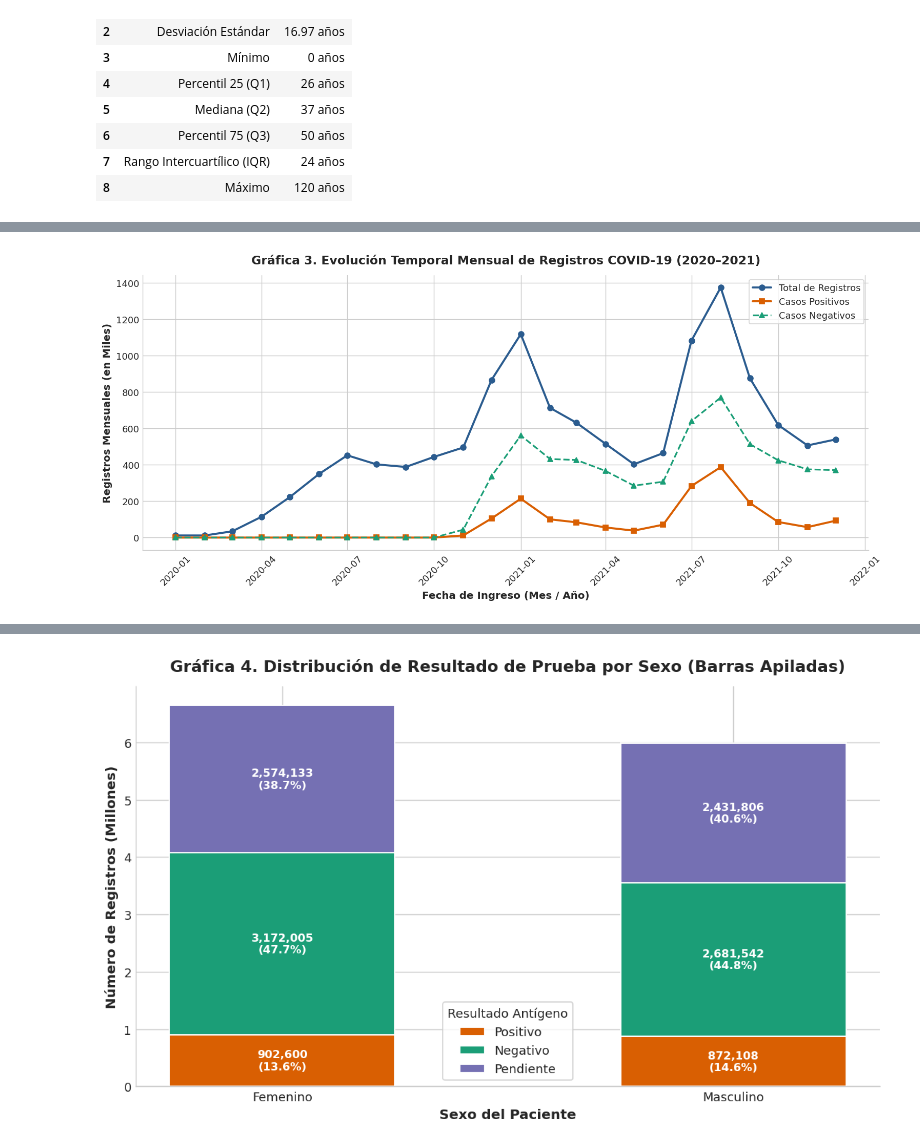
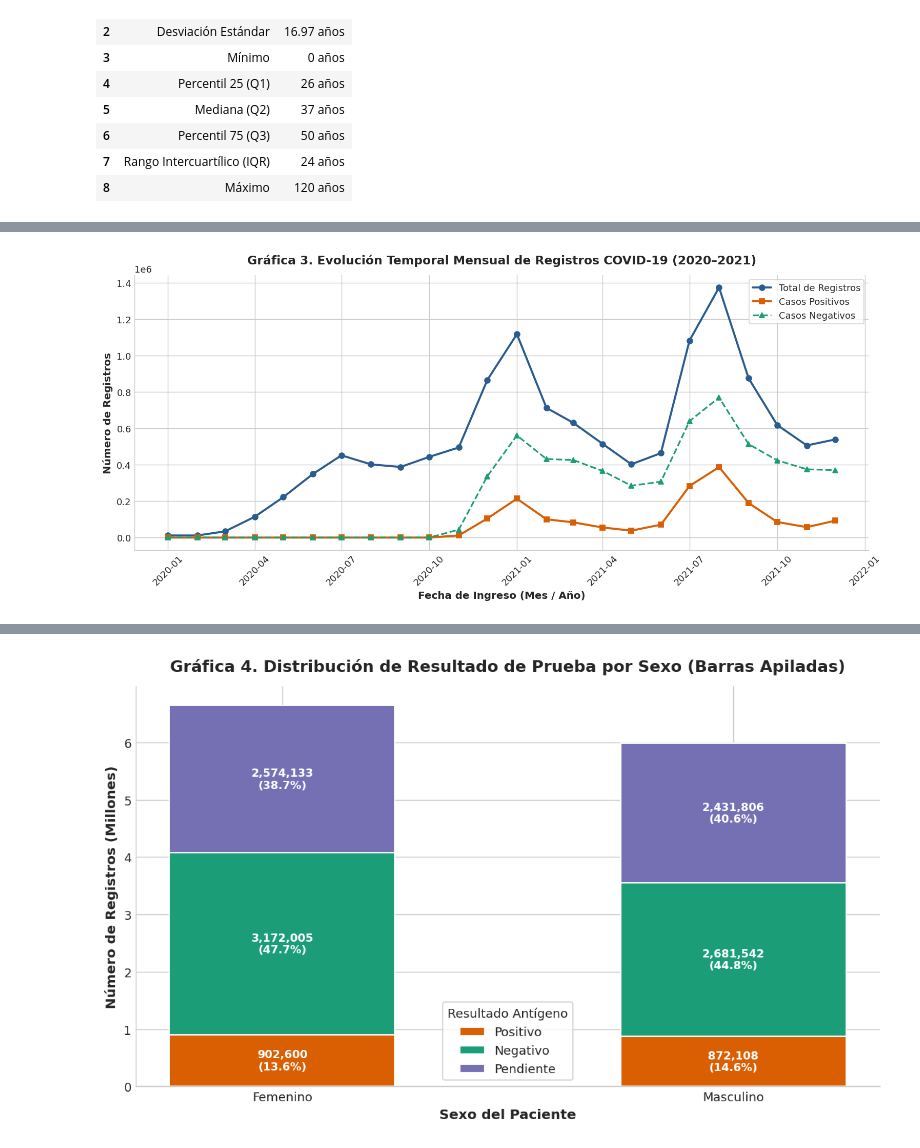
Before and after one commit to 25041098-mxitd/Covid19-Estadistica-Itd-Unidad-VI, a Jupyter notebook: Analisis_COVID19_Mexico_2020_2021.ipynb, the cells around one changed output, grey strips where cells are left out. Drawn from its saved outputs; the diff is of its cells as text; code cells hidden in the pictures.

```diff
--- a/Analisis_COVID19_Mexico_2020_2021.ipynb
+++ b/Analisis_COVID19_Mexico_2020_2021.ipynb
@@ -272,37 +355,90 @@ gc.collect()
 # %%
 # Gráfica 3: Evolución mensual por fecha de ingreso
-if df['FECHA_INGRESO'].isna().all():
-    df['FECHA_INGRESO'] = pd.to_datetime(
-        pd.read_csv(RUTA_CSV, usecols=['FECHA_INGRESO'])['FECHA_INGRESO'],
-        errors='coerce'
+
+df_tiempo = df[['FECHA_INGRESO', 'RESULTADO_ANTIGENO']].dropna(subset=['FECHA_INGRESO']).copy()
+
+df_tiempo['MES_INGRESO'] = (
+    df_tiempo['FECHA_INGRESO']
+    .dt.to_period('M')
+    .dt.to_timestamp()
+)
+
+serie_mensual = (
+    df_tiempo
+    .groupby(['MES_INGRESO', 'RESULTADO_ANTIGENO'], observed=False)
+    .size()
+    .unstack(fill_value=0)
+)
+
+serie_mensual['Total'] = serie_mensual.sum(axis=1)
+
+serie_mensual = serie_mensual[
+    (serie_mensual.index >= '2020-01-01') &
+    (serie_mensual.index <= '2021-12-31')
+]
+
+fig, ax = plt.subplots(figsize=(12, 5.5))
+
+ax.plot(
+    serie_mensual.index,
+    serie_mensual['Total'],
+    marker='o',
+    linewidth=2.2,
+    color='#2B5C8F',
+    label='Total de Registros'
+)
+
+if 'Positivo' in serie_mensual.columns:
+    ax.plot(
+        serie_mensual.index,
+        serie_mensual['Positivo'],
+        marker='s',
+        linewidth=2.2,
+        color='#D95F02',
+        label='Casos Positivos'
     )
 
-df_tiempo = df[['FECHA_INGRESO', 'RESULTADO_ANTIGENO']].dropna(subset=['FECHA_INGRESO']).copy()
-df_tiempo['MES_INGRESO'] = df_tiempo['FECHA_INGRESO'].dt.to_period('M').dt.to_timestamp()
+if 'Negativo' in serie_mensual.columns:
+    ax.plot(
+        serie_mensual.index,
+        serie_mensual['Negativo'],
+        marker='^',
+        linewidth=1.8,
+        linestyle='--',
+        color='#1B9E77',
+        label='Casos Negativos'
+    )
 
-serie_mensual = df_tiempo.groupby(['MES_INGRESO', 'RESULTADO_ANTIGENO'], observed=False).size().unstack(fill_value=0)
-serie_mensual['Total'] = serie_mensual.sum(axis=1)
-serie_mensual = serie_mensual[(serie_mensual.index >= '2020-01-01') & (serie_mensual.index <= '2021-12-31')]
+ax.set_xlabel(
+    'Fecha de Ingreso (Mes / Año)',
+    fontsize=11,
+    fontweight='bold'
+)
 
-fig, ax = plt.subplots(figsize=(12, 5.5))
-ax.plot(serie_mensual.index, serie_mensual['Total'] / 1e3, marker='o', linewidth=2.2, color='#2B5C8F', label='Total de Registros')
-if 'Positivo' in serie_mensual.columns:
-    ax.plot(serie_mensual.index, serie_mensual['Positivo'] / 1e3, marker='s', linewidth=2.2, color='#D95F02', label='Casos Positivos')
-if 'Negativo' in serie_mensual.columns:
-    ax.plot(serie_mensual.index, serie_mensual['Negativo'] / 1e3, marker='^', linewidth=1.8, linestyle='--', color='#1B9E77', label='Casos Negativos')
+ax.set_ylabel(
+    'Número de Registros',
+    fontsize=11,
+    fontweight='bold'
+)
 
-ax.set_xlabel('Fecha de Ingreso (Mes / Año)', fontsize=11, fontweight='bold')
-ax.set_ylabel('Registros Mensuales (en Miles)', fontsize=11, fontweight='bold')
-ax.set_title('Gráfica 3. Evolución Temporal Mensual de Registros COVID-19 (2020–2021)', fontsize=13, fontweight='bold', pad=12)
+ax.set_title(
+    'Gráfica 3. Evolución Temporal Mensual de Registros COVID-19 (2020–2021)',
+    fontsize=13,
+    fontweight='bold',
+    pad=12
+)
+
 ax.legend(frameon=True, fontsize=10)
+
 ax.spines['top'].set_visible(False)
 ax.spines['right'].set_visible(False)
+
 plt.xticks(rotation=45)
 
 plt.tight_layout()
 plt.show()
 
 del df_tiempo
 gc.collect()
 # %% [output]
-[figure, old version]
+[figure, new version]
```
Also changed, not shown: parts of 20 cells of this notebook.
